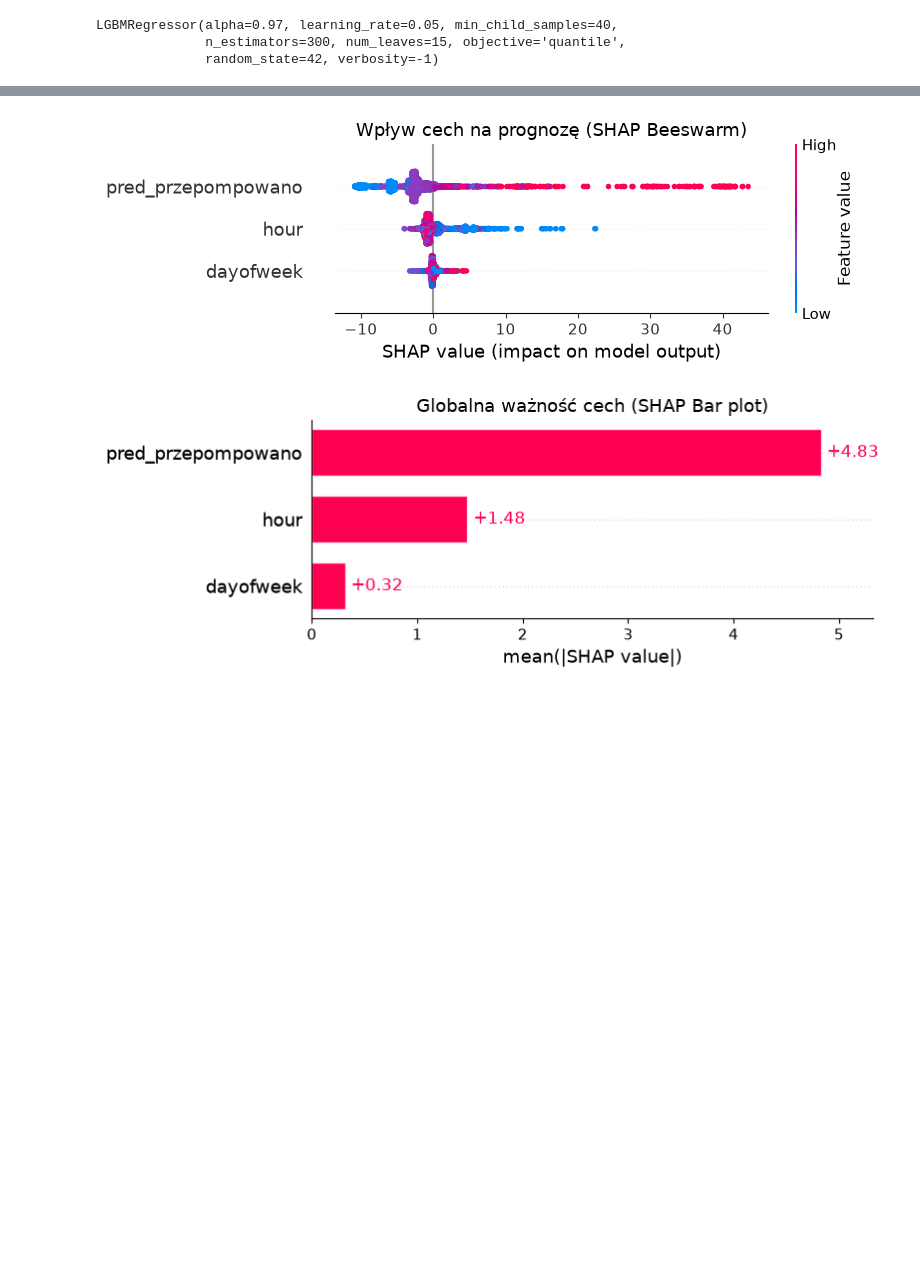
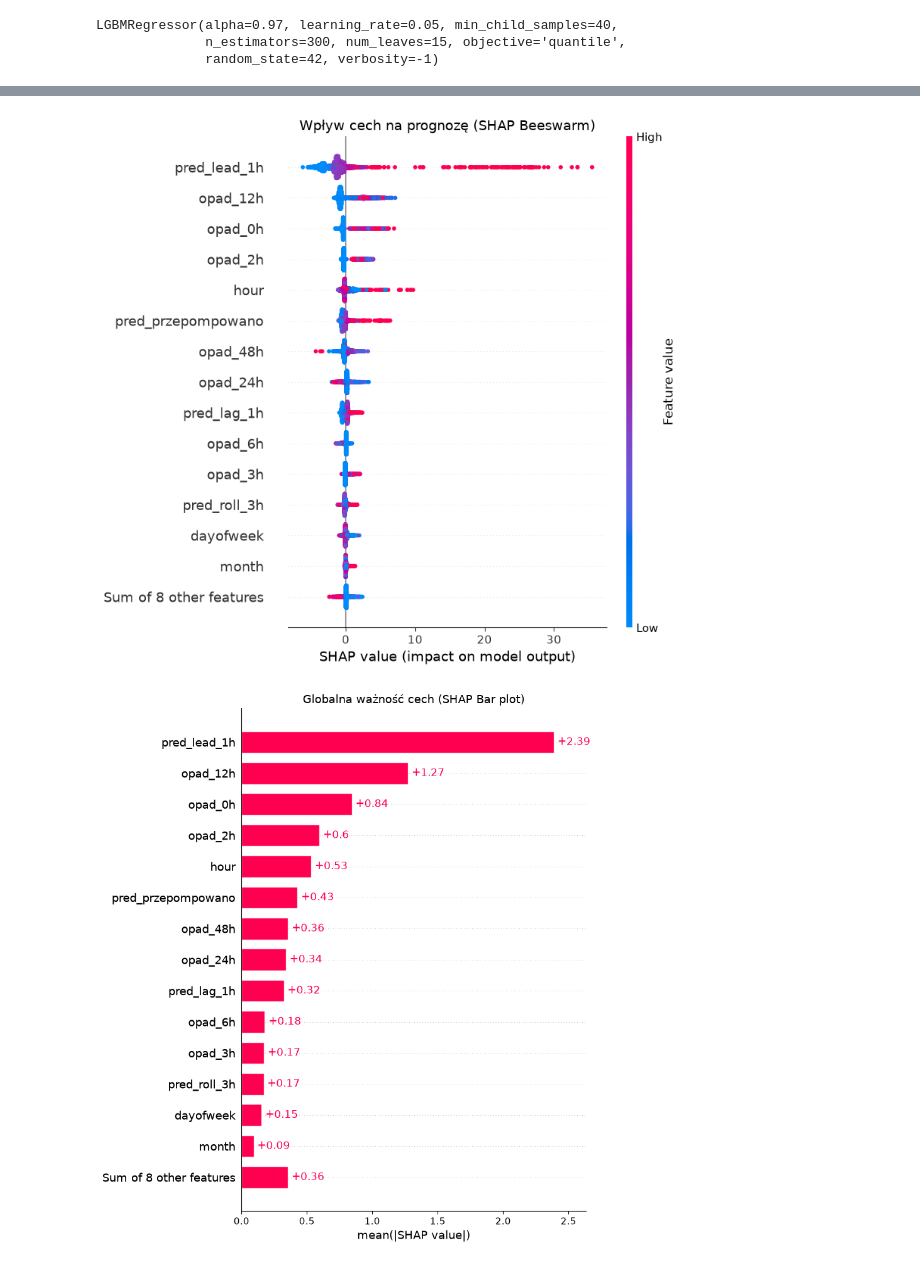
Before and after one commit to mxrtaaa/Hackaton_Smart_Water_Challenge_2026, a Jupyter notebook: models/Predykcja przepompowanych ścieków/Lightgbm vs CatBoost.ipynb, the cells around one changed output, grey strips where cells are left out. Cells and saved outputs as stored; diff of their text form; code cells hidden in the pictures; blank space fills up the shorter version.

Commit message:
testowanie prognozy zuzycia energii v2

```diff
--- a/models/Predykcja przepompowanych ścieków/Lightgbm vs CatBoost.ipynb
+++ b/models/Predykcja przepompowanych ścieków/Lightgbm vs CatBoost.ipynb
@@ -267,6 +267,10 @@ generate_shap_from_tree(cb_q97,X_val,date_with_time="2026-03-21 14:00:00")
 # %% [markdown]
 # ZUZYCIE ENERGII
 # %%
+from przygotowanie_danych_zuzycia_energii import przygotuj_dane_zuzycia_energii
+
+_,y_energia = przygotuj_dane_zuzycia_energii()
+
 przewidziane_pompowanie = lgbm.predict(X)
 
 X_energia = pd.DataFrame({
@@ -275,12 +279,20 @@ X_energia = pd.DataFrame({
 
 X_energia['hour'] = X_energia.index.hour
 X_energia['dayofweek'] = X_energia.index.dayofweek
+X_energia['month'] = X_energia.index.month
+X_energia['weekend'] = (X_energia.index.dayofweek >= 5).astype(int)
 
+X_energia['pred_lag_1h'] = X_energia['pred_przepompowano'].shift(1)
+X_energia['pred_lead_1h'] = X_energia['pred_przepompowano'].shift(-1)
+X_energia['pred_roll_3h'] = X_energia['pred_przepompowano'].rolling(3, min_periods=1).mean()
+
+cechy_opadow = [col for col in X.columns if "opad" in col]
+if cechy_opadow:
+    X_energia = X_energia.join(X[cechy_opadow])
+
+wspolny_indeks = X_energia.index.intersection(y_energia.index)
+X_energia = X_energia.loc[wspolny_indeks].dropna()
+y_energia = y_energia.loc[X_energia.index]
 
 models_path = Path.cwd().parents[0]
 sys.path.append(str(models_path / "Predykcja zużycia energii"))
-
-from przygotowanie_danych_zuzycia_energii import przygotuj_dane_zuzycia_energii
-
-_,y = przygotuj_dane_zuzycia_energii()
-X_energia
@@ -302,14 +299,14 @@ X_energia
 # %%
-train_end = int(len(X_energia) * 0.7)
-val_end = int(len(X_energia) * 0.85)
+train_end_e = int(len(X_energia) * 0.7)
+val_end_e = int(len(X_energia) * 0.85)
 
-X_train = X_energia.iloc[:train_end]
-X_val = X_energia.iloc[train_end:val_end]
-X_test = X_energia.iloc[val_end:]
+X_train_e = X_energia.iloc[:train_end_e]
+X_val_e = X_energia.iloc[train_end_e:val_end_e]
+X_test_e = X_energia.iloc[val_end_e:]
 
-y_train = y.iloc[:train_end]
-y_val = y.iloc[train_end:val_end]
-y_test = y.iloc[val_end:]
+y_train_e = y_energia.iloc[:train_end_e]
+y_val_e = y_energia.iloc[train_end_e:val_end_e]
+y_test_e = y_energia.iloc[val_end_e:]
 # %%
 
 
@@ -321,12 +318,12 @@ y_test = y.iloc[val_end:]
 lgbm_energia = LGBMRegressor(objective="l1", n_estimators=300, learning_rate=0.05,
                      num_leaves=15, min_child_samples=40, random_state=42, verbosity=-1)
 
-lgbm_energia.fit(X_train, y_train)
+lgbm_energia.fit(X_train_e, y_train_e)
 
 lgbm_q_energia = LGBMRegressor(objective="quantile", alpha=0.97, n_estimators=300, learning_rate=0.05,
                        num_leaves=15, min_child_samples=40, random_state=42, verbosity=-1)
 
-lgbm_q_energia.fit(X_train, y_train)
+lgbm_q_energia.fit(X_train_e, y_train_e)
 # %% [output]
 LGBMRegressor(alpha=0.97, learning_rate=0.05, min_child_samples=40,
               n_estimators=300, num_leaves=15, objective='quantile',
@@ -415,5 +412,5 @@ plt.show()
 # %%
-generate_shap_from_tree(lgbm_q_energia,X_val,date_with_time="2026-03-21 14:00:00")
+generate_shap_from_tree(lgbm_q_energia,X_val_e,date_with_time="2026-03-21 14:00:00")
 # %% [output]
-[figure, old version]
+[figure, new version]
-[figure, old version]
+[figure, new version]
```
Also changed, not shown: parts of 6 cells of this notebook.
